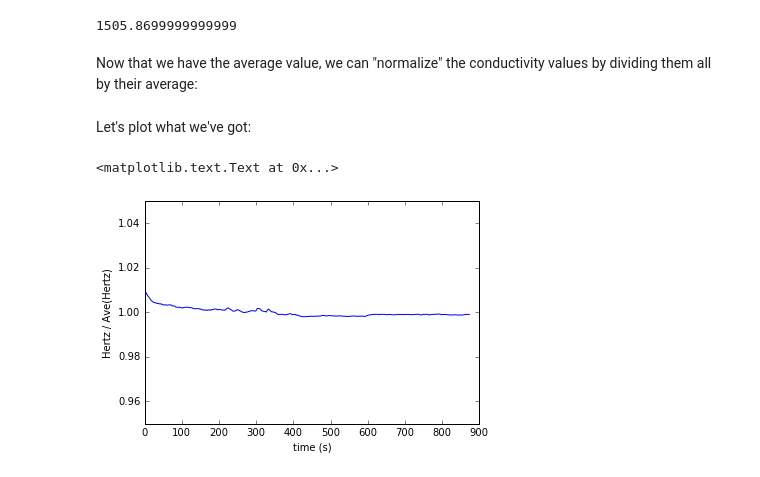
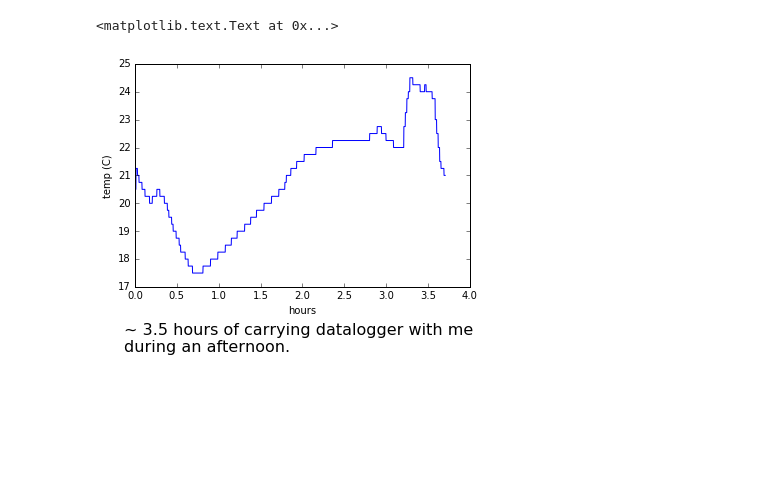
Before and after one commit to dwblair/riffle-lithium-ion-cold-test, a Jupyter notebook: CSV_test.ipynb, the cells around one changed output. Drawn from its saved outputs; the diff is of its cells as text; code cells hidden in the pictures; blank space fills up the shorter version.

```diff
--- a/CSV_test.ipynb
+++ b/CSV_test.ipynb
@@ -58,2 +27,0 @@ Int64Index([   0,    1,    2,    3,    4,    5,    6,    7,    8,    9,
-# %%
-t=np.array(a['t']); c=np.array(a['c']); # convert the imported data into arrays
@@ -81,6 +27,0 @@ What's the minimum value?
-# %%
-min = np.min(c); min # minimum value of ca
-# %% [output]
-1505.8699999999999
-# %% [markdown]
-Now that we have the average value, we can "normalize" the conductivity values by dividing them all by their average:
@@ -89,9 +28,6 @@ c_norm = c / ave # divide all values in ca3 by the average value of c
-# %% [markdown]
-Let's plot what we've got:
-# %%
-plt.plot(t,c_norm);
-plt.ylim(.95,1.05);  # also zoom the graph out a bit
-plt.xlabel('time (s)'); plt.ylabel('Hertz / Ave(Hertz)') #add x and y labels
-# %% [output]
-<matplotlib.text.Text at 0x...>
-[figure, removed]
+# %%
+plt.plot(t,a.temp); plt.xlabel('hours'); plt.ylabel('temp (C)');
+plt.figtext(.1, -0.1, "~ 3.5 hours of carrying datalogger with me\nduring an afternoon.", size=16)
+# %% [output]
+<matplotlib.text.Text at 0x...>
+[figure, added]
```
Also changed, not shown: parts of 18 cells of this notebook, 1 other file.
